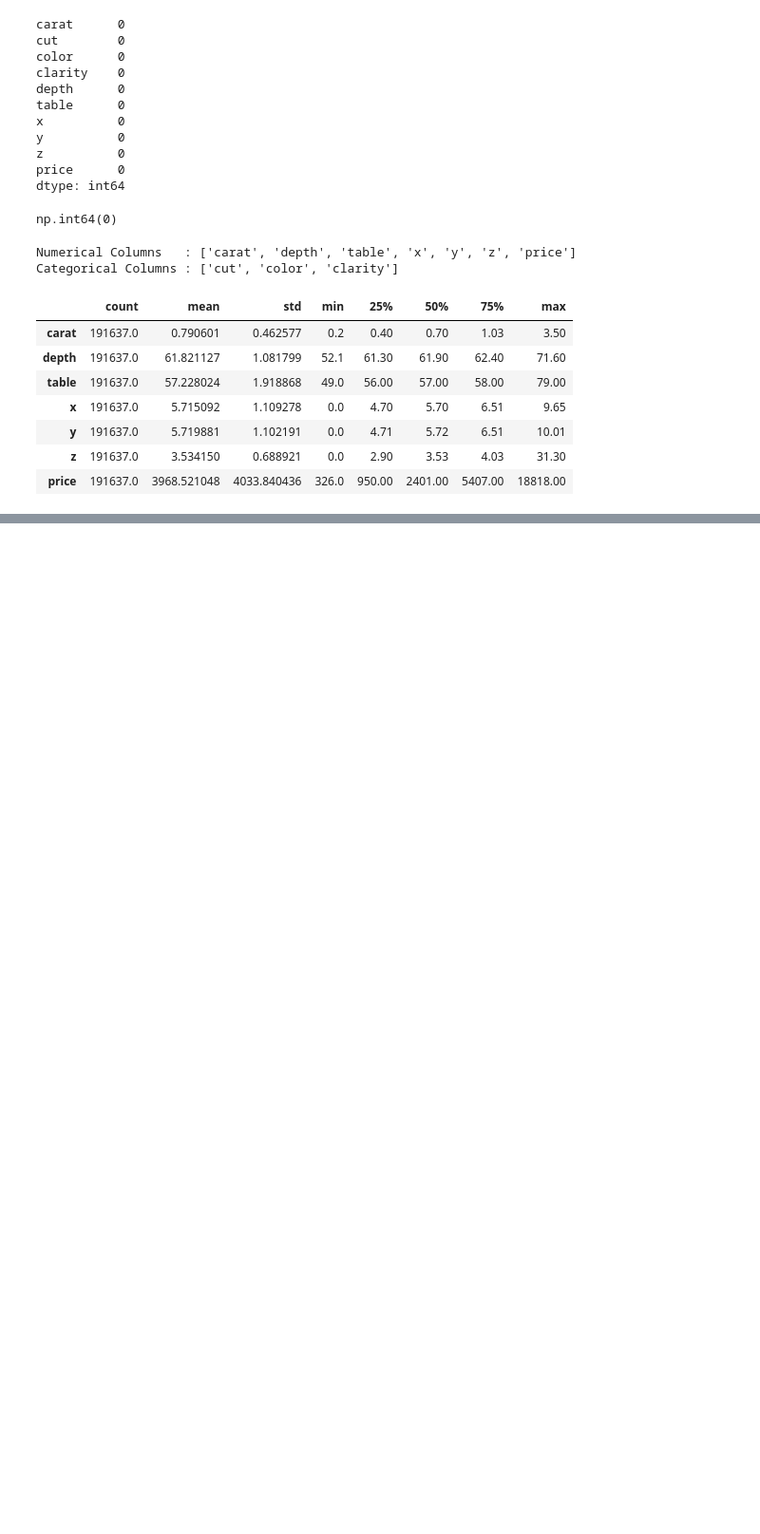
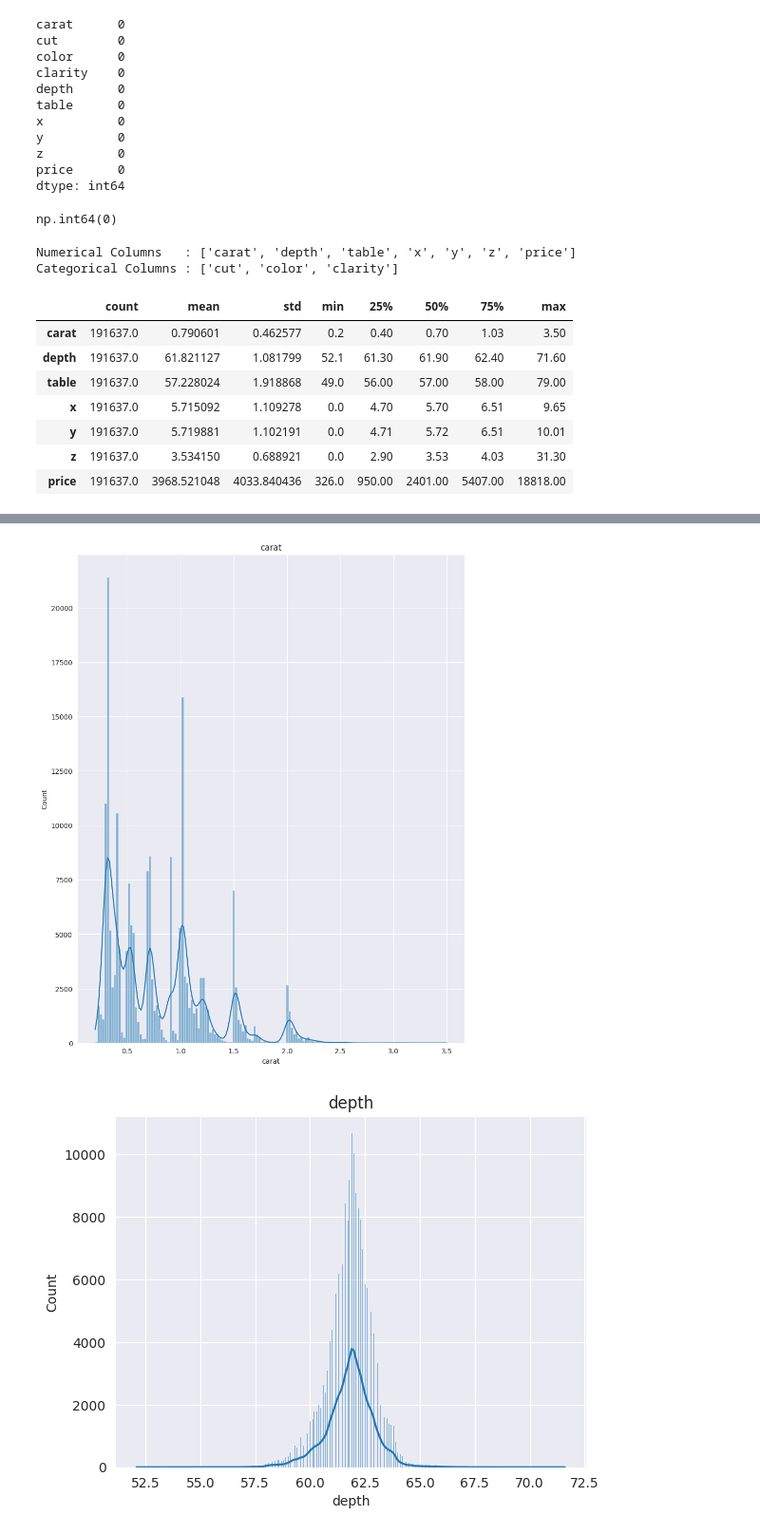
Before and after one commit to vaibhavthapli/Gemstone_Price, a Jupyter notebook: notebook/EDA.ipynb, the cells around one changed output, grey strips where cells are left out. Shown at 95% size. Saved outputs shown, nothing was run; the diff lists cells and outputs as text; code cells hidden in the pictures; blank space fills up the shorter version.

```diff
--- a/notebook/EDA.ipynb
+++ b/notebook/EDA.ipynb
@@ -72,0 +94,14 @@ df.describe().T
+# %%
+import seaborn as sb
+import matplotlib.pyplot as plt
+plt.figure(figsize=(10,10))
+plt.subplots_adjust(top = 0.99, bottom=0.01, hspace=0.5, wspace=0.5)
+x = 1
+for i in numerical_columns:
+    sb.histplot(data = df, x = i, kde=True)
+    plt.title(i)
+    print('\n')
+    plt.show()
+# %% [output]
+[figure, added]
+[figure, added]
```
Also changed, not shown: parts of 16 cells of this notebook.
